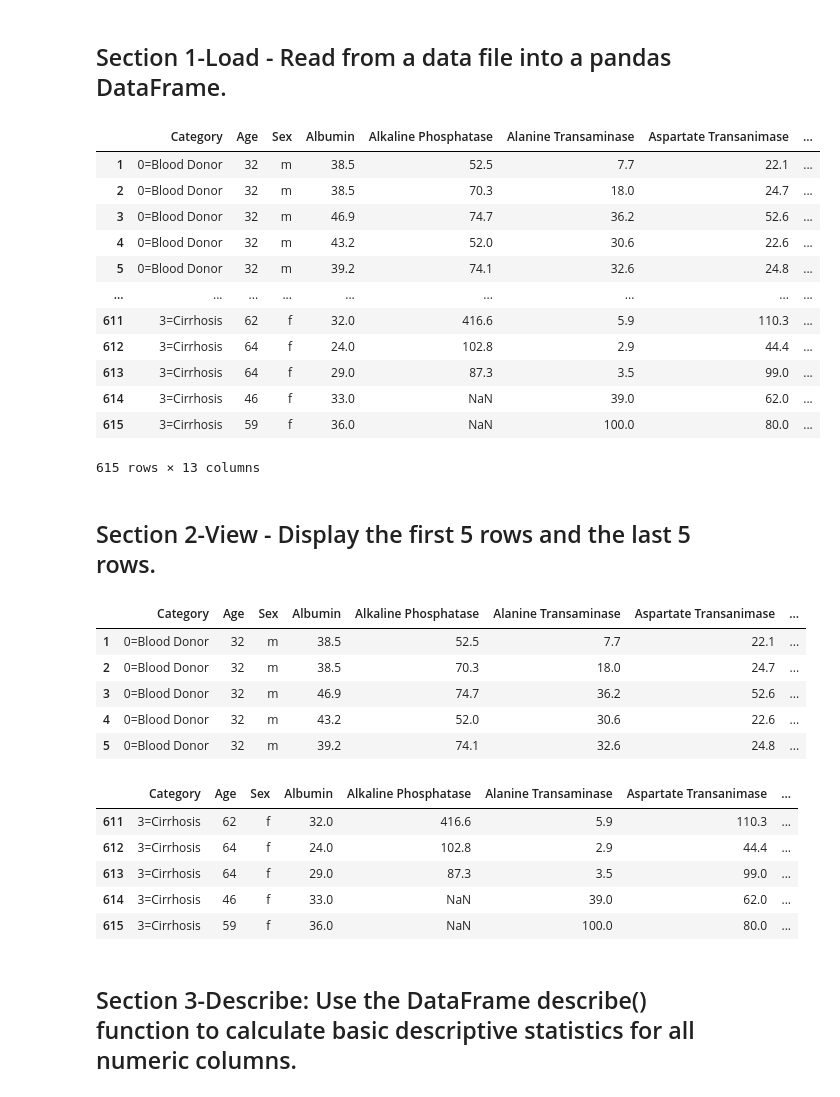
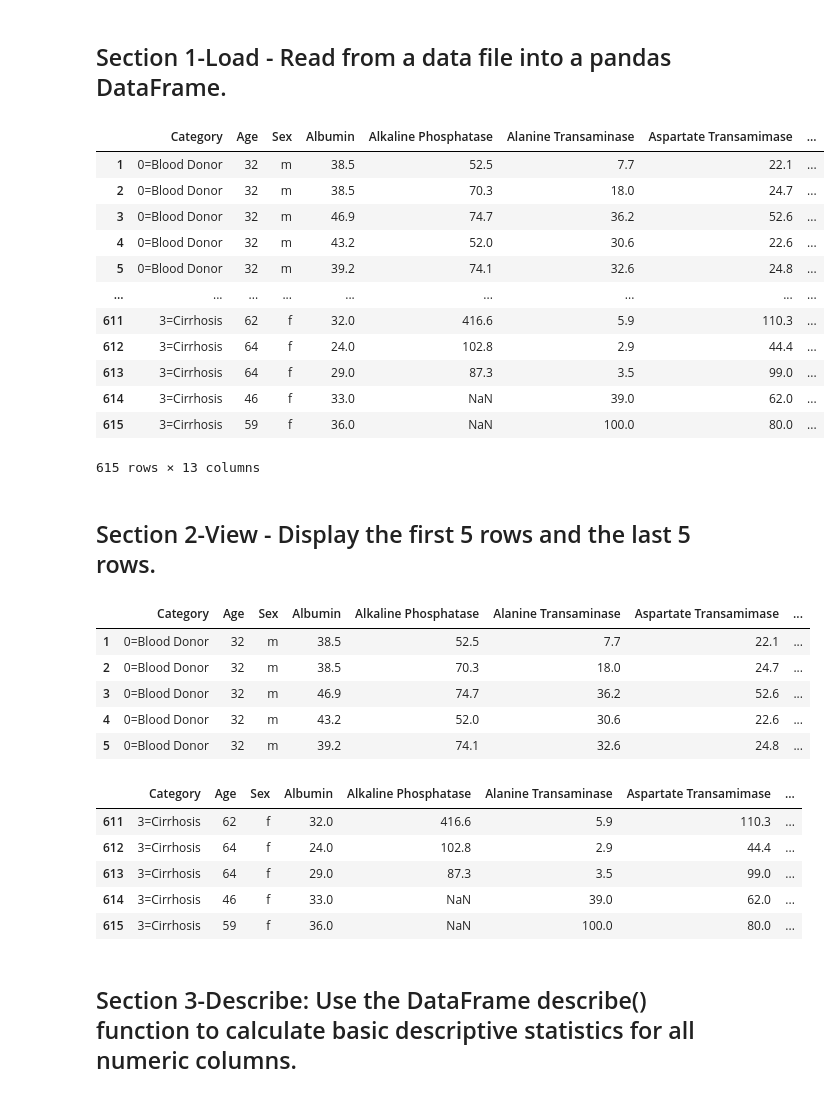
Before and after one commit to adriacv17/datafun-06-projects, a Jupyter notebook: task3_labvalues.ipynb, the cells around one changed output. Drawn from its saved outputs; the diff is of its cells as text; code cells hidden in the pictures.

```diff
--- a/task3_labvalues.ipynb
+++ b/task3_labvalues.ipynb
@@ -6,18 +6,19 @@ Author: [Adrian Vega](https://github.com/adriacv17) <br >Respository: [datafun-0
 # %%
 import pandas as pd # import pandas library
 import numpy as np # import numpy library
+import statistics as stats #import statistics library
 
 labvaluesdf = pd.read_csv('HepatitisCdata.csv', index_col=0) # Create DataFrame from csv file
 
 #rename columns for clarity on lab test
 labvaluesdf.columns = ['Category', 'Age', 'Sex', 'Albumin', 'Alkaline Phosphatase',
-                        'Alanine Transaminase', 'Aspartate Transanimase', 'Bilirubin',
+                        'Alanine Transaminase', 'Aspartate Transamimase', 'Bilirubin',
                           'Acetylcholinesterase', 'Cholesterol', 'Creatinine',
                             'Gamma-Glutamyl Transferase', 'Proteins']
 
 labvaluesdf # call labvaluesdf DataFrame
 # %% [output]
-|  | Category | Age | Sex | Albumin | Alkaline Phosphatase | Alanine Transaminase | Aspartate Transanimase | ... |
+|  | Category | Age | Sex | Albumin | Alkaline Phosphatase | Alanine Transaminase | Aspartate Transamimase | ... |
 | 1 | 0=Blood Donor | 32 | m | 38.5 | 52.5 | 7.7 | 22.1 | ... |
 | 2 | 0=Blood Donor | 32 | m | 38.5 | 70.3 | 18.0 | 24.7 | ... |
 | 3 | 0=Blood Donor | 32 | m | 46.9 | 74.7 | 36.2 | 52.6 | ... |
@@ -35,7 +36,7 @@ labvaluesdf # call labvaluesdf DataFrame
 # %%
 labvaluesdf.head(5) #display first 5 rows
 # %% [output]
-|  | Category | Age | Sex | Albumin | Alkaline Phosphatase | Alanine Transaminase | Aspartate Transanimase | ... |
+|  | Category | Age | Sex | Albumin | Alkaline Phosphatase | Alanine Transaminase | Aspartate Transamimase | ... |
 | 1 | 0=Blood Donor | 32 | m | 38.5 | 52.5 | 7.7 | 22.1 | ... |
 | 2 | 0=Blood Donor | 32 | m | 38.5 | 70.3 | 18.0 | 24.7 | ... |
 | 3 | 0=Blood Donor | 32 | m | 46.9 | 74.7 | 36.2 | 52.6 | ... |
@@ -44,7 +45,7 @@ labvaluesdf.head(5) #display first 5 rows
 # %%
 labvaluesdf.tail(5) #display last 5 rows
 # %% [output]
-|  | Category | Age | Sex | Albumin | Alkaline Phosphatase | Alanine Transaminase | Aspartate Transanimase | ... |
+|  | Category | Age | Sex | Albumin | Alkaline Phosphatase | Alanine Transaminase | Aspartate Transamimase | ... |
 | 611 | 3=Cirrhosis | 62 | f | 32.0 | 416.6 | 5.9 | 110.3 | ... |
 | 612 | 3=Cirrhosis | 64 | f | 24.0 | 102.8 | 2.9 | 44.4 | ... |
 | 613 | 3=Cirrhosis | 64 | f | 29.0 | 87.3 | 3.5 | 99.0 | ... |
```
Also changed, not shown: parts of 3 cells of this notebook.
